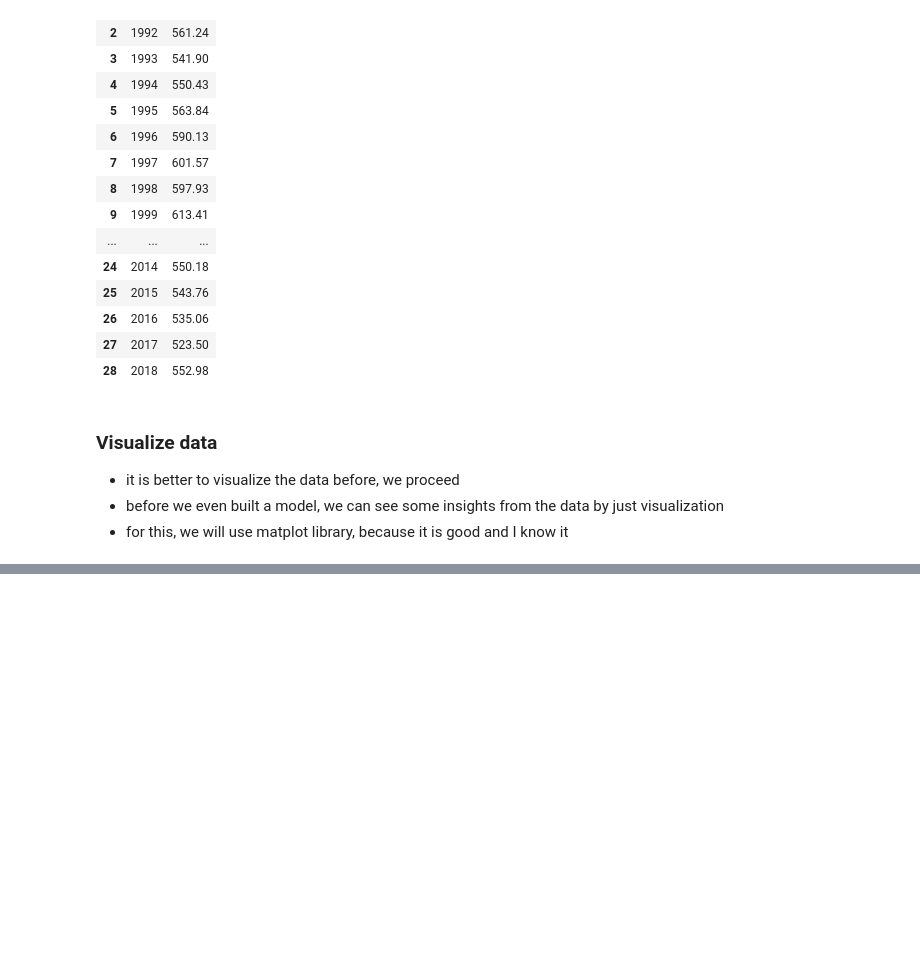
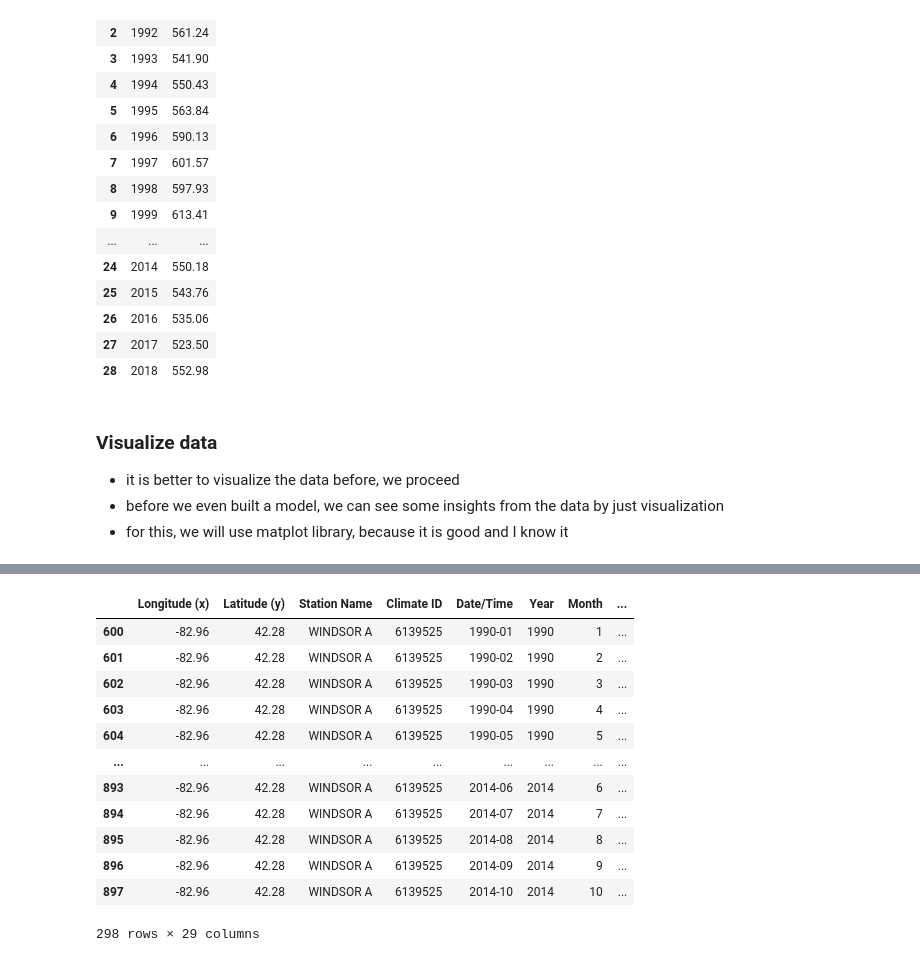
Before and after one commit to malvat/DataMiningGasEmissions, a Jupyter notebook: Data Prediction.ipynb, the cells around one changed output, grey strips where cells are left out. Cells and saved outputs as stored; diff of their text form; code cells hidden in the pictures; blank space fills up the shorter version.

```diff
--- a/Data Prediction.ipynb
+++ b/Data Prediction.ipynb
@@ -109,0 +134,18 @@ plt.show()
+# %%
+climate_data['Year'] = [ int(i) for i in climate_data['Year'] ]
+climate_data = climate_data[ climate_data['Year'] >= 1990 ]
+climate_data
+# %% [output]
+|  | Longitude (x) | Latitude (y) | Station Name | Climate ID | Date/Time | Year | Month | ... |
+| 600 | -82.96 | 42.28 | WINDSOR A | 6139525 | 1990-01 | 1990 | 1 | ... |
+| 601 | -82.96 | 42.28 | WINDSOR A | 6139525 | 1990-02 | 1990 | 2 | ... |
+| 602 | -82.96 | 42.28 | WINDSOR A | 6139525 | 1990-03 | 1990 | 3 | ... |
+| 603 | -82.96 | 42.28 | WINDSOR A | 6139525 | 1990-04 | 1990 | 4 | ... |
+| 604 | -82.96 | 42.28 | WINDSOR A | 6139525 | 1990-05 | 1990 | 5 | ... |
+| ... | ... | ... | ... | ... | ... | ... | ... | ... |
+| 893 | -82.96 | 42.28 | WINDSOR A | 6139525 | 2014-06 | 2014 | 6 | ... |
+| 894 | -82.96 | 42.28 | WINDSOR A | 6139525 | 2014-07 | 2014 | 7 | ... |
+| 895 | -82.96 | 42.28 | WINDSOR A | 6139525 | 2014-08 | 2014 | 8 | ... |
+| 896 | -82.96 | 42.28 | WINDSOR A | 6139525 | 2014-09 | 2014 | 9 | ... |
+| 897 | -82.96 | 42.28 | WINDSOR A | 6139525 | 2014-10 | 2014 | 10 | ... |
+298 rows × 29 columns
```
Also changed, not shown: parts of 10 cells of this notebook, 1 other file.
